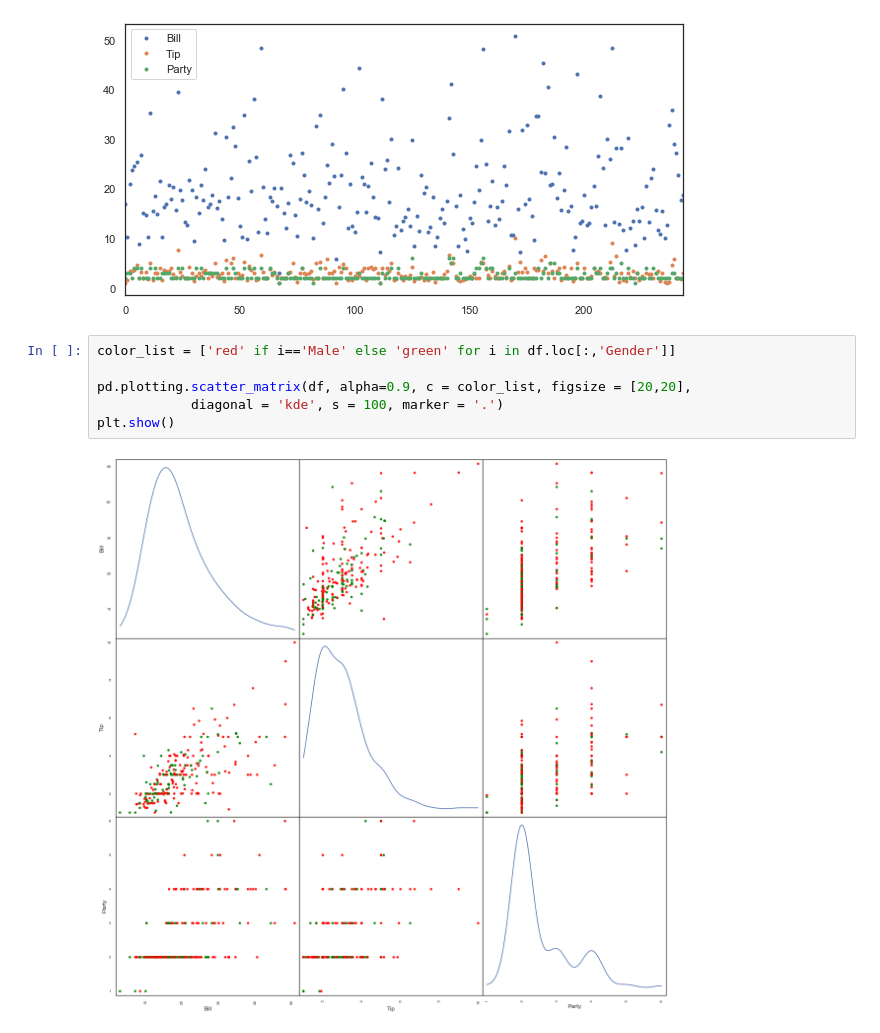
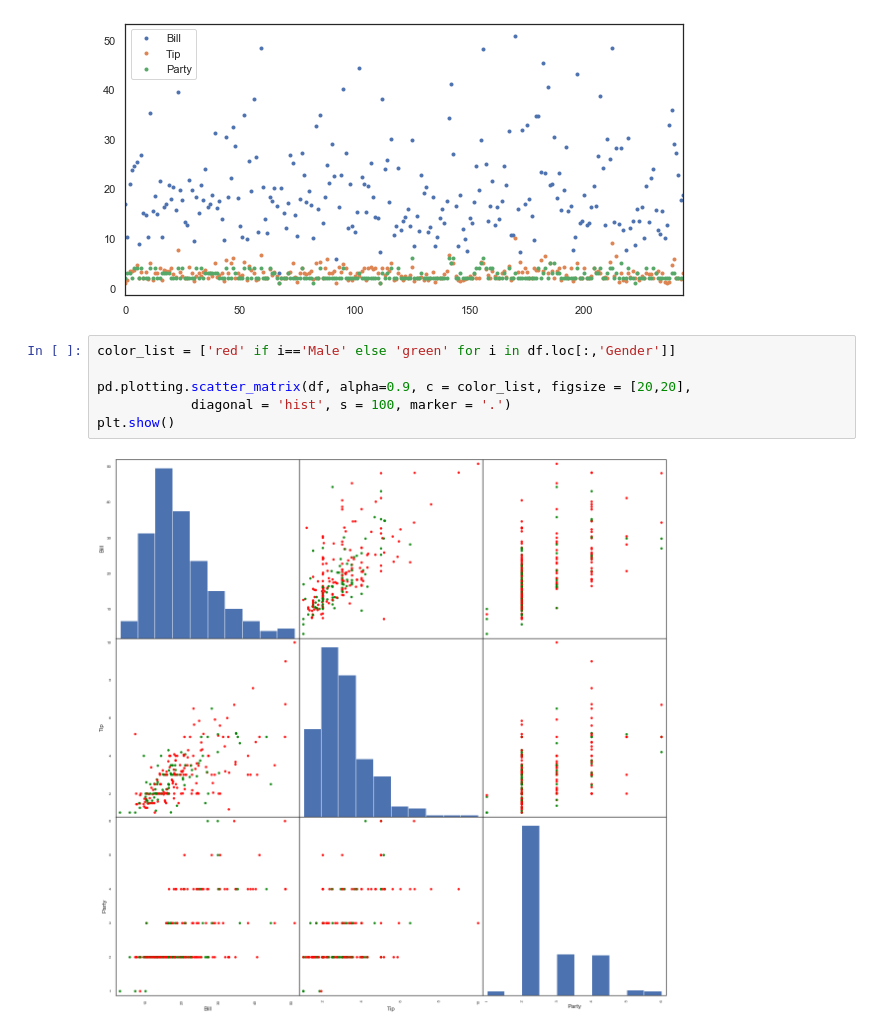
Before and after one commit to pocathain08/Fund_of_Data_Analysis, a Jupyter notebook: Fund_of_Data_Analysis_Assessment.ipynb, the cells around one changed output. Cells and saved outputs as stored; diff of their text form.

```diff
--- a/Fund_of_Data_Analysis_Assessment.ipynb
+++ b/Fund_of_Data_Analysis_Assessment.ipynb
@@ -73,8 +77,8 @@ plt.show()
 # %%
 color_list = ['red' if i=='Male' else 'green' for i in df.loc[:,'Gender']]
 
 pd.plotting.scatter_matrix(df, alpha=0.9, c = color_list, figsize = [20,20],
-            diagonal = 'kde', s = 100, marker = '.')
+            diagonal = 'hist', s = 100, marker = '.')
 plt.show()
 # %% [output]
-[figure, old version]
+[figure, new version]
```
Also changed, not shown: parts of 7 cells of this notebook, 1 other file.
